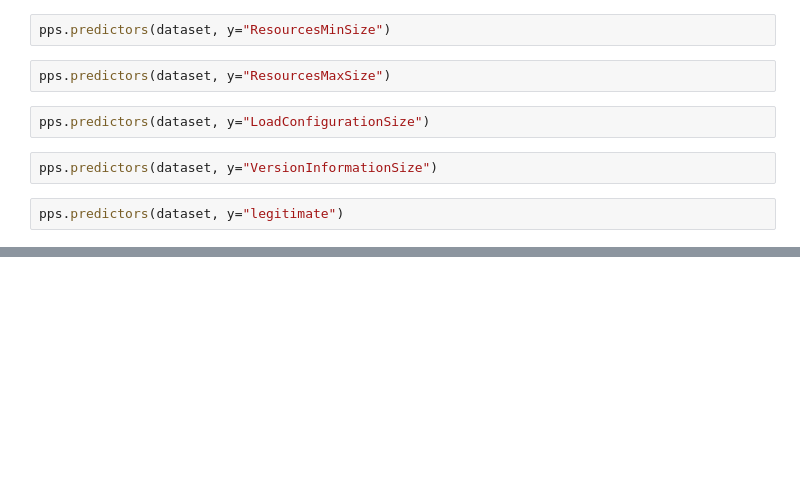
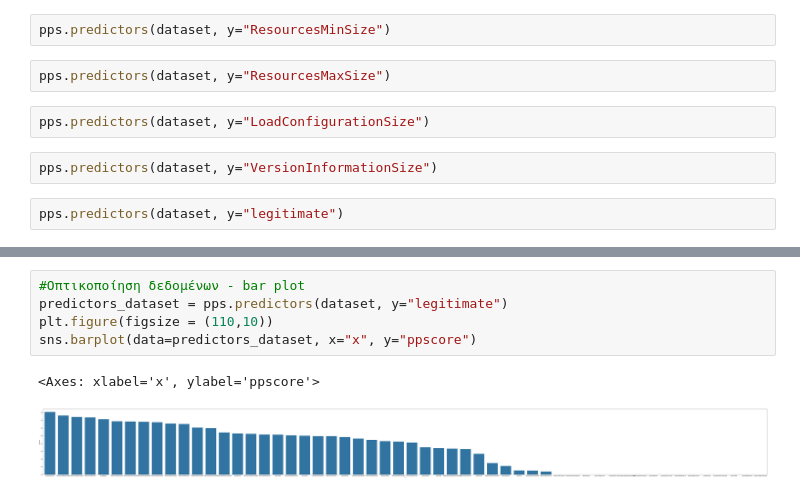
Before and after one commit to gsofianidou/test, a Jupyter notebook: PPS 2b.ipynb, the cells around one changed output, grey strips where cells are left out. Drawn from its saved outputs; the diff is of its cells as text; blank space fills up the shorter version.

```diff
--- a/PPS 2b.ipynb
+++ b/PPS 2b.ipynb
@@ -208,0 +238,8 @@ pps.matrix(dataset)
+# %%
+#Οπτικοποίηση δεδομένων - bar plot
+predictors_dataset = pps.predictors(dataset, y="legitimate")
+plt.figure(figsize = (110,10))
+sns.barplot(data=predictors_dataset, x="x", y="ppscore")
+# %% [output]
+<Axes: xlabel='x', ylabel='ppscore'>
+[figure, added]
```
Also changed, not shown: parts of 11 cells of this notebook.
